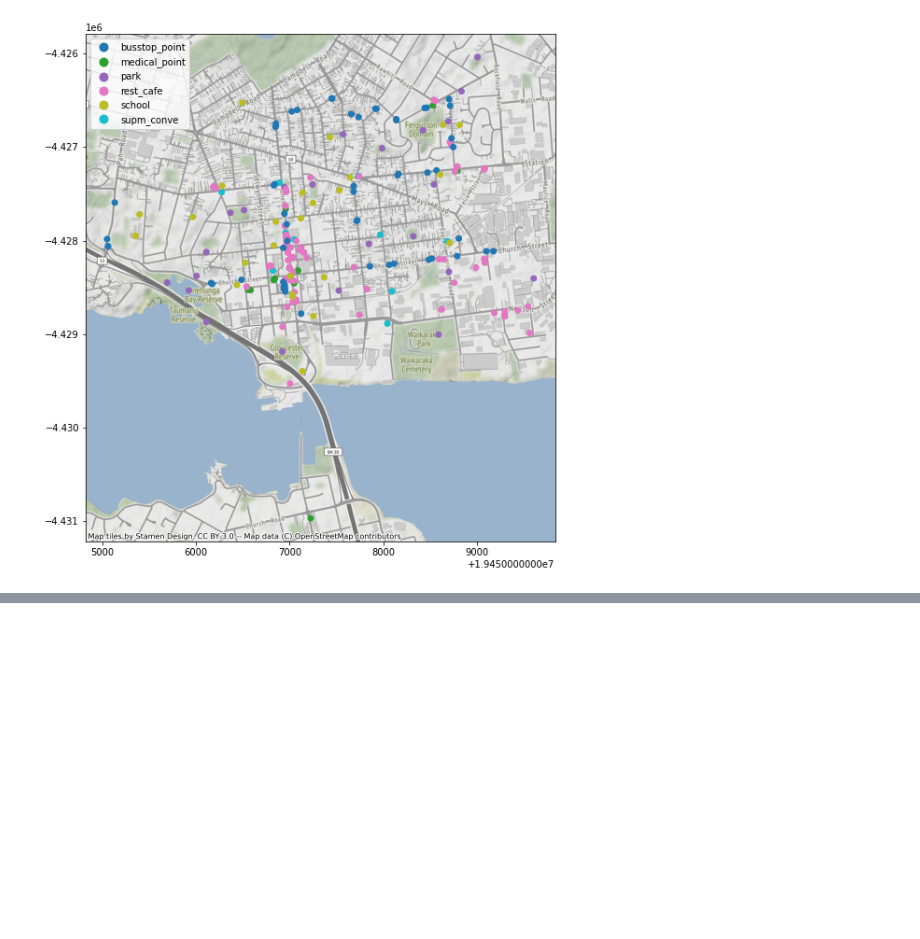
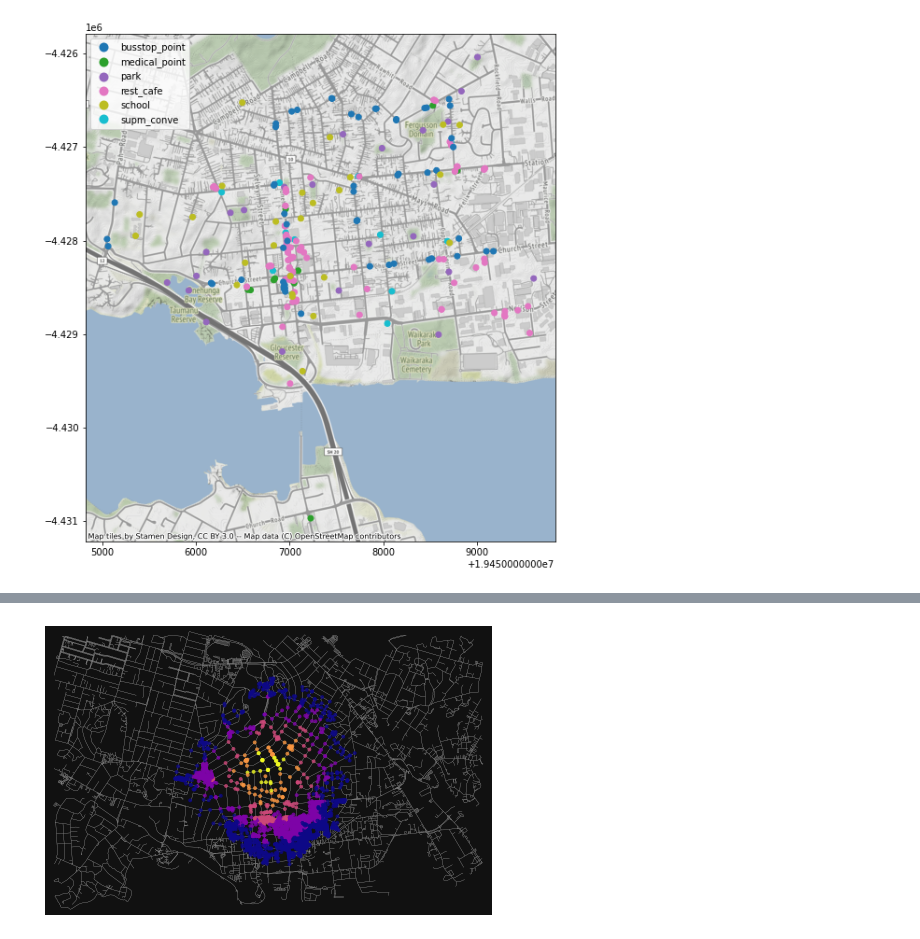
Before and after one commit to UoA-eResearch/onehunga_poi_proximity, a Jupyter notebook: process.ipynb, the cells around one changed output, grey strips where cells are left out. Cells and saved outputs as stored; diff of their text form; code cells hidden in the pictures; blank space fills up the shorter version.

```diff
--- a/process.ipynb
+++ b/process.ipynb
@@ -49,0 +88,14 @@ cx.add_basemap(ax)
+# %%
+# Adapted from https://github.com/gboeing/osmnx-examples/blob/main/notebooks/13-isolines-isochrones.ipynb
+network_type = "walk"
+trip_times = [5, 10, 15, 20, 25]  # in minutes
+travel_speed = 4.5  # walking speed in km/hour
+# %%
+# download the street network
+G = ox.graph_from_polygon(AOI.to_crs(4326)[0], network_type=network_type)
+# %%
+# find the centermost node and then project the graph to UTM
+gdf_nodes = ox.graph_to_gdfs(G, edges=False)
+x, y = gdf_nodes["geometry"].unary_union.centroid.xy
+center_node = ox.distance.nearest_nodes(G, x[0], y[0])
+G = ox.project_graph(G, 2193)
@@ -49,0 +107,22 @@ cx.add_basemap(ax)
+# %%
+# get one color for each isochrone
+iso_colors = ox.plot.get_colors(n=len(trip_times), cmap="plasma", start=0, return_hex=True)
+# %%
+# color the nodes according to isochrone then plot the street network
+node_colors = {}
+for trip_time, color in zip(sorted(trip_times, reverse=True), iso_colors):
+    subgraph = nx.ego_graph(G, center_node, radius=trip_time, distance="time")
+    for node in subgraph.nodes():
+        node_colors[node] = color
+nc = [node_colors[node] if node in node_colors else "none" for node in G.nodes()]
+ns = [15 if node in node_colors else 0 for node in G.nodes()]
+fig, ax = ox.plot_graph(
+    G,
+    node_color=nc,
+    node_size=ns,
+    node_alpha=0.8,
+    edge_linewidth=0.2,
+    edge_color="#999999",
+)
+# %% [output]
+[figure, added]
```
Also changed, not shown: parts of 10 cells of this notebook, 1 other file.
